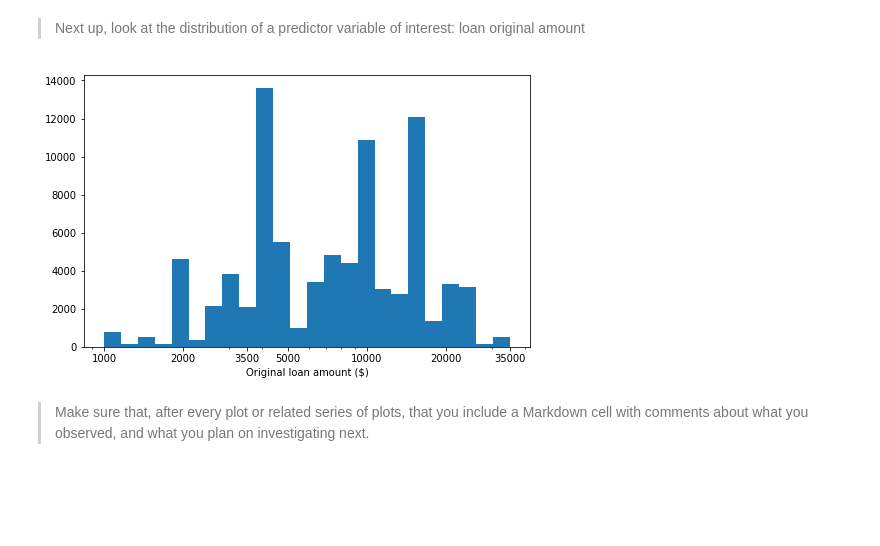
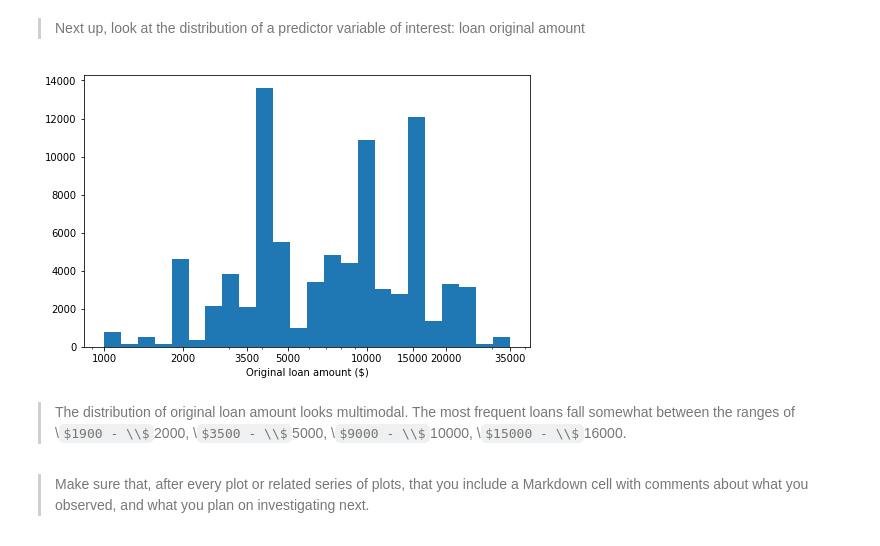
Before and after one commit to chukwume/prosperloandata, a Jupyter notebook: exploration_template.ipynb, the cells around one changed output. Saved outputs shown, nothing was run; the diff lists cells and outputs as text; code cells hidden in the pictures; some formulas as TeX source; blank space fills up the shorter version.

Commit message:
docs: Add comment for loan amount hist

```diff
--- a/exploration_template.ipynb
+++ b/exploration_template.ipynb
@@ -150,16 +150,18 @@ df_sub[(df_sub['borrowerapr'] >= 0.35) & (df_sub['borrowerapr'] <= 0.36)]
 # %%
 MIN = df_sub['loanoriginalamount'].min()
 MAX = df_sub['loanoriginalamount'].max()
 
 bins = 10 ** np.linspace(np.log10(MIN), np.log10(MAX), 25)
 plt.figure(figsize=[8, 5])
 plt.hist(data = df_sub, x = 'loanoriginalamount', bins=bins)
 plt.xscale('log')
-ticks = [1000, 2000, 3500, 5000, 10000, 20000, 35000]
+ticks = [1000, 2000, 3500, 5000, 10000, 15000, 20000, 35000]
 plt.xticks(ticks, ticks)
 plt.xlabel('Original loan amount ($)');
 # %% [output]
-[figure, old version]
+[figure, new version]
+# %% [markdown]
+> The distribution of original loan amount looks multimodal. The most frequent loans fall somewhat between the ranges of \\$1900 - \\$2000, \\$3500 - \\$5000, \\$9000 - \\$10000, \\$15000 - \\$16000.
 # %% [markdown]
 > Make sure that, after every plot or related series of plots, that you
 include a Markdown cell with comments about what you observed, and what
```
